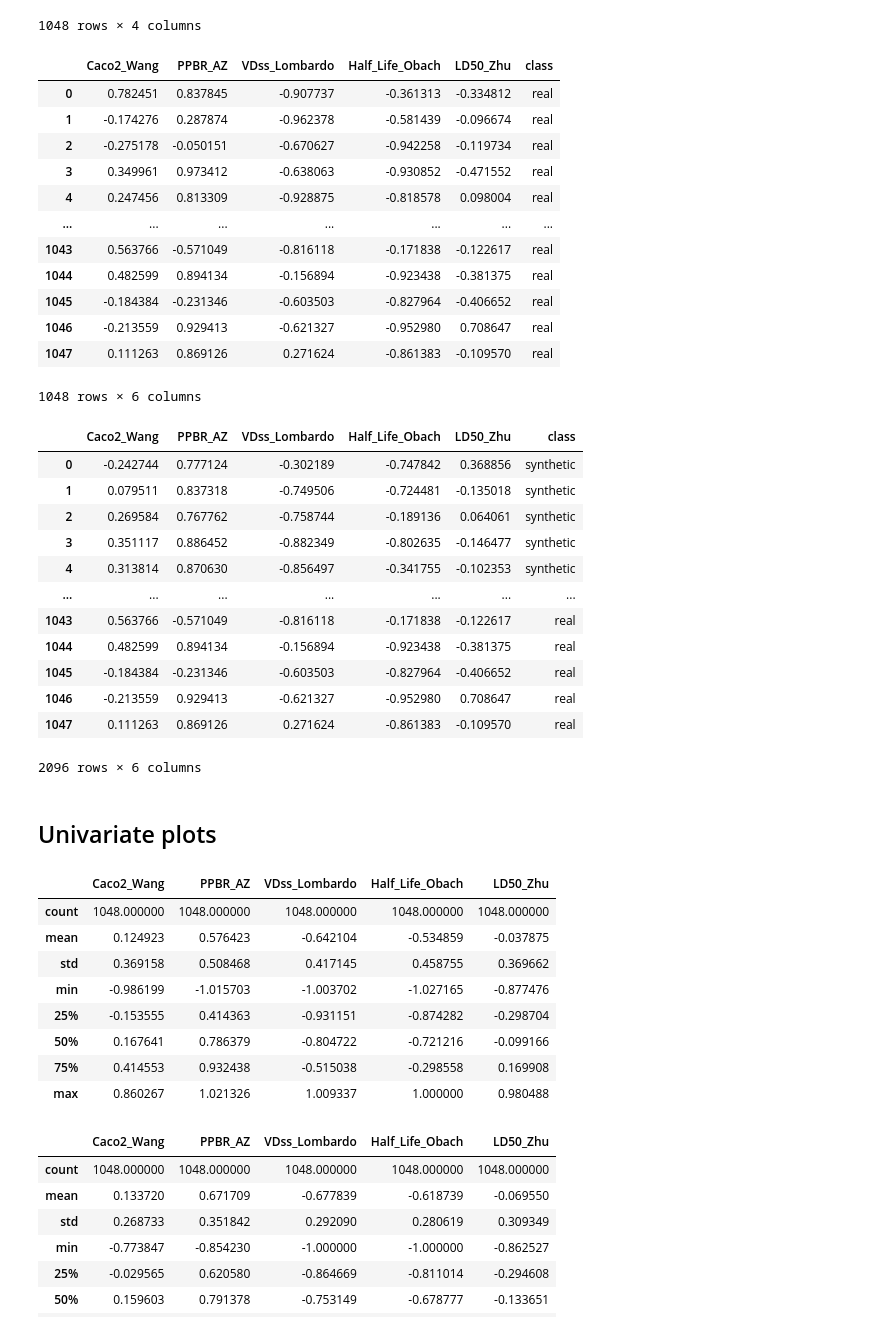
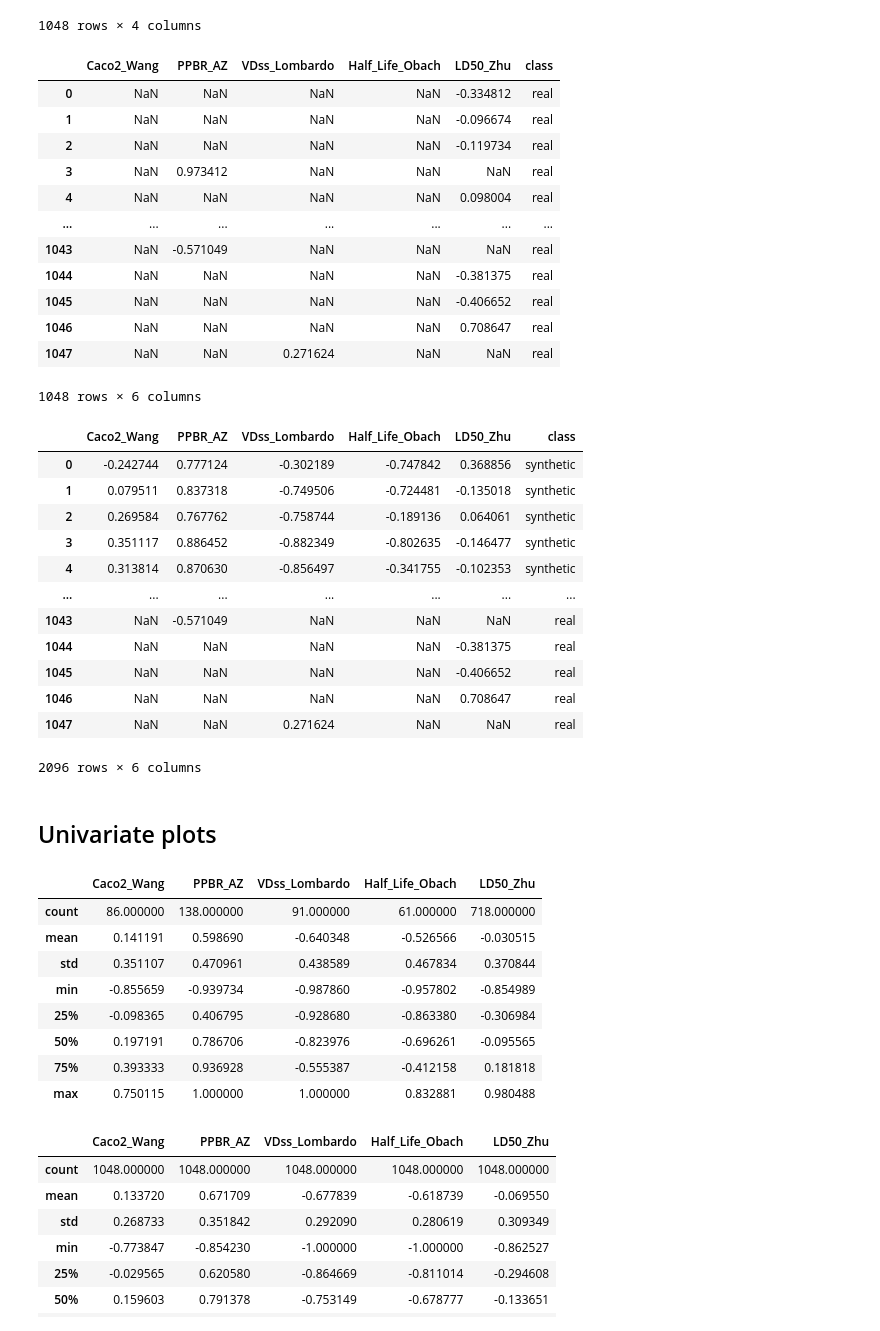
Before and after one commit to jmagraken/CS679_Final_Project, a Jupyter notebook: Imagand_model_evaluation.ipynb, the cells around one changed output. Drawn from its saved outputs; the diff is of its cells as text; code cells hidden in the pictures.

```diff
--- a/Imagand_model_evaluation.ipynb
+++ b/Imagand_model_evaluation.ipynb
@@ -197,25 +197,26 @@ df_data_gt
 | 1047 | C[NH+]1CCN2c3ncccc3Cc3ccccc3C2C1 | [-6.586544 2.4908507 -7.011696 ..... | [False False True False False] | [ 0.11126268 0.86912613 0.2716236... |
 1048 rows × 4 columns
 # %%
-df_data_gt = df_data_gt[['sm','gt']]
+df_data_gt = df_data_gt[['sm', 'ma', 'gt']]
 for i in range(len(adme_names)):
-    df_data_gt[adme_names[i]] = df_data_gt['gt'].apply(lambda x: np.fromstring(x.strip('[]'), sep=' ')[i])
+    null_mask = df_data_gt['ma'].apply(lambda x: np.fromstring(x.strip('[]').replace("False", "0").replace("True", "1"), sep=' ', dtype=bool)[i])
+    df_data_gt[adme_names[i]] = df_data_gt['gt'].apply(lambda x: np.fromstring(x.strip('[]'), sep=' ')[i]).combine(null_mask, lambda a, b: a if b else np.nan)
 df_data_gt["class"] = df_data_gt['sm'].apply(lambda x: "real")
-df_data_gt.drop(['sm', 'gt'], axis='columns', inplace=True)
+df_data_gt.drop(['sm', 'ma', 'gt'], axis='columns', inplace=True)
 df_data_gt
 # %% [output]
 |  | Caco2_Wang | PPBR_AZ | VDss_Lombardo | Half_Life_Obach | LD50_Zhu | class |
-| 0 | 0.782451 | 0.837845 | -0.907737 | -0.361313 | -0.334812 | real |
-| 1 | -0.174276 | 0.287874 | -0.962378 | -0.581439 | -0.096674 | real |
-| 2 | -0.275178 | -0.050151 | -0.670627 | -0.942258 | -0.119734 | real |
-| 3 | 0.349961 | 0.973412 | -0.638063 | -0.930852 | -0.471552 | real |
-| 4 | 0.247456 | 0.813309 | -0.928875 | -0.818578 | 0.098004 | real |
+| 0 | NaN | NaN | NaN | NaN | -0.334812 | real |
+| 1 | NaN | NaN | NaN | NaN | -0.096674 | real |
+| 2 | NaN | NaN | NaN | NaN | -0.119734 | real |
+| 3 | NaN | 0.973412 | NaN | NaN | NaN | real |
+| 4 | NaN | NaN | NaN | NaN | 0.098004 | real |
 | ... | ... | ... | ... | ... | ... | ... |
-| 1043 | 0.563766 | -0.571049 | -0.816118 | -0.171838 | -0.122617 | real |
-| 1044 | 0.482599 | 0.894134 | -0.156894 | -0.923438 | -0.381375 | real |
-| 1045 | -0.184384 | -0.231346 | -0.603503 | -0.827964 | -0.406652 | real |
-| 1046 | -0.213559 | 0.929413 | -0.621327 | -0.952980 | 0.708647 | real |
-| 1047 | 0.111263 | 0.869126 | 0.271624 | -0.861383 | -0.109570 | real |
+| 1043 | NaN | -0.571049 | NaN | NaN | NaN | real |
+| 1044 | NaN | NaN | NaN | NaN | -0.381375 | real |
+| 1045 | NaN | NaN | NaN | NaN | -0.406652 | real |
+| 1046 | NaN | NaN | NaN | NaN | 0.708647 | real |
+| 1047 | NaN | NaN | 0.271624 | NaN | NaN | real |
 1048 rows × 6 columns
 # %%
 df_full_data = pd.concat([df_data,df_data_gt], axis=0)
@@ -228,11 +229,11 @@ df_full_data
 | 3 | 0.351117 | 0.886452 | -0.882349 | -0.802635 | -0.146477 | synthetic |
 | 4 | 0.313814 | 0.870630 | -0.856497 | -0.341755 | -0.102353 | synthetic |
 | ... | ... | ... | ... | ... | ... | ... |
-| 1043 | 0.563766 | -0.571049 | -0.816118 | -0.171838 | -0.122617 | real |
-| 1044 | 0.482599 | 0.894134 | -0.156894 | -0.923438 | -0.381375 | real |
-| 1045 | -0.184384 | -0.231346 | -0.603503 | -0.827964 | -0.406652 | real |
-| 1046 | -0.213559 | 0.929413 | -0.621327 | -0.952980 | 0.708647 | real |
-| 1047 | 0.111263 | 0.869126 | 0.271624 | -0.861383 | -0.109570 | real |
+| 1043 | NaN | -0.571049 | NaN | NaN | NaN | real |
+| 1044 | NaN | NaN | NaN | NaN | -0.381375 | real |
+| 1045 | NaN | NaN | NaN | NaN | -0.406652 | real |
+| 1046 | NaN | NaN | NaN | NaN | 0.708647 | real |
+| 1047 | NaN | NaN | 0.271624 | NaN | NaN | real |
 2096 rows × 6 columns
 # %% [markdown]
 ## Univariate plots
@@ -240,14 +241,14 @@ df_full_data
 df_data_gt.describe()
 # %% [output]
 |  | Caco2_Wang | PPBR_AZ | VDss_Lombardo | Half_Life_Obach | LD50_Zhu |
-| count | 1048.000000 | 1048.000000 | 1048.000000 | 1048.000000 | 1048.000000 |
-| mean | 0.124923 | 0.576423 | -0.642104 | -0.534859 | -0.037875 |
-| std | 0.369158 | 0.508468 | 0.417145 | 0.458755 | 0.369662 |
-| min | -0.986199 | -1.015703 | -1.003702 | -1.027165 | -0.877476 |
-| 25% | -0.153555 | 0.414363 | -0.931151 | -0.874282 | -0.298704 |
-| 50% | 0.167641 | 0.786379 | -0.804722 | -0.721216 | -0.099166 |
-| 75% | 0.414553 | 0.932438 | -0.515038 | -0.298558 | 0.169908 |
-| max | 0.860267 | 1.021326 | 1.009337 | 1.000000 | 0.980488 |
+| count | 86.000000 | 138.000000 | 91.000000 | 61.000000 | 718.000000 |
+| mean | 0.141191 | 0.598690 | -0.640348 | -0.526566 | -0.030515 |
+| std | 0.351107 | 0.470961 | 0.438589 | 0.467834 | 0.370844 |
+| min | -0.855659 | -0.939734 | -0.987860 | -0.957802 | -0.854989 |
+| 25% | -0.098365 | 0.406795 | -0.928680 | -0.863380 | -0.306984 |
+| 50% | 0.197191 | 0.786706 | -0.823976 | -0.696261 | -0.095565 |
+| 75% | 0.393333 | 0.936928 | -0.555387 | -0.412158 | 0.181818 |
+| max | 0.750115 | 1.000000 | 1.000000 | 0.832881 | 0.980488 |
 # %%
 df_data.describe()
 # %% [output]
```
Also changed, not shown: parts of 7 cells of this notebook.
